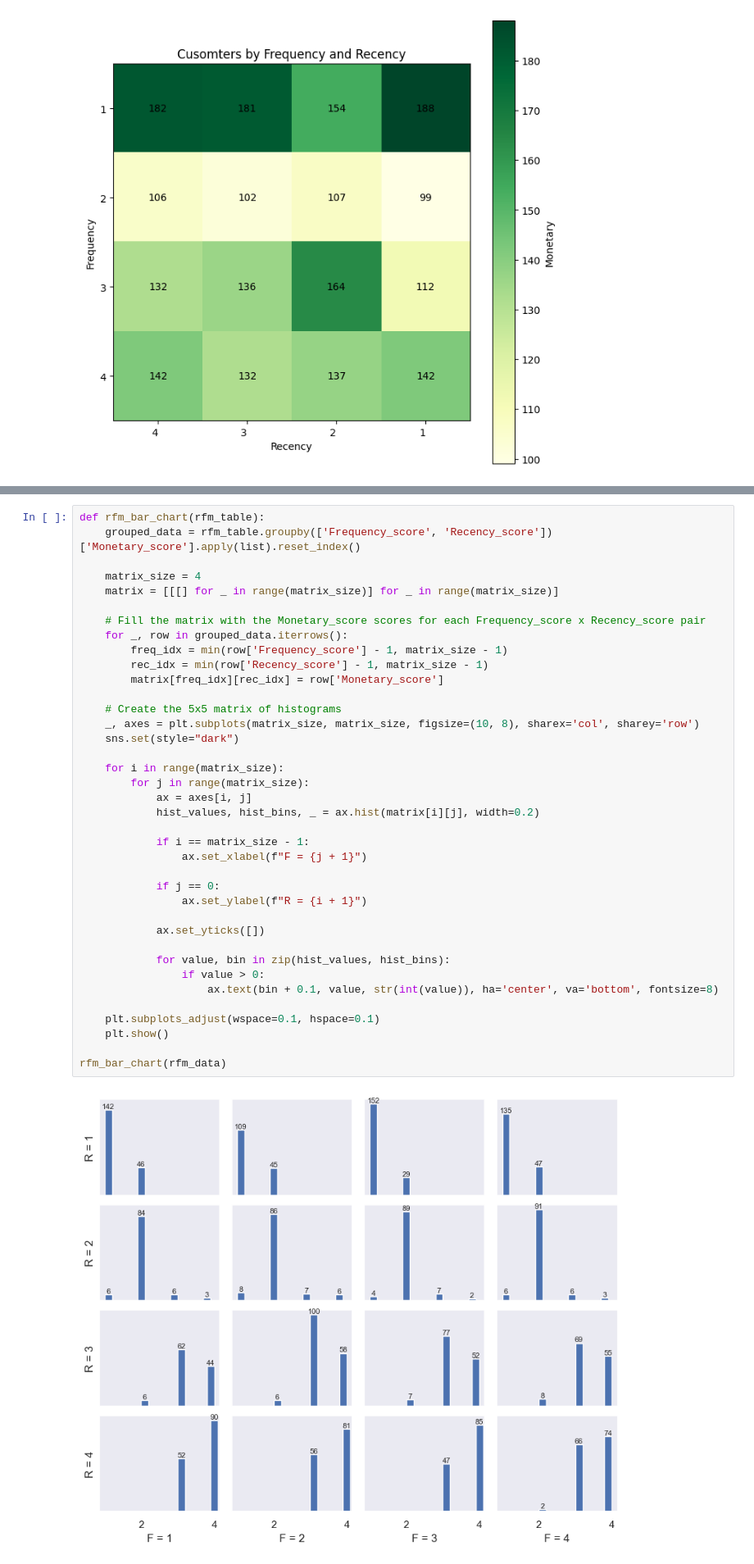
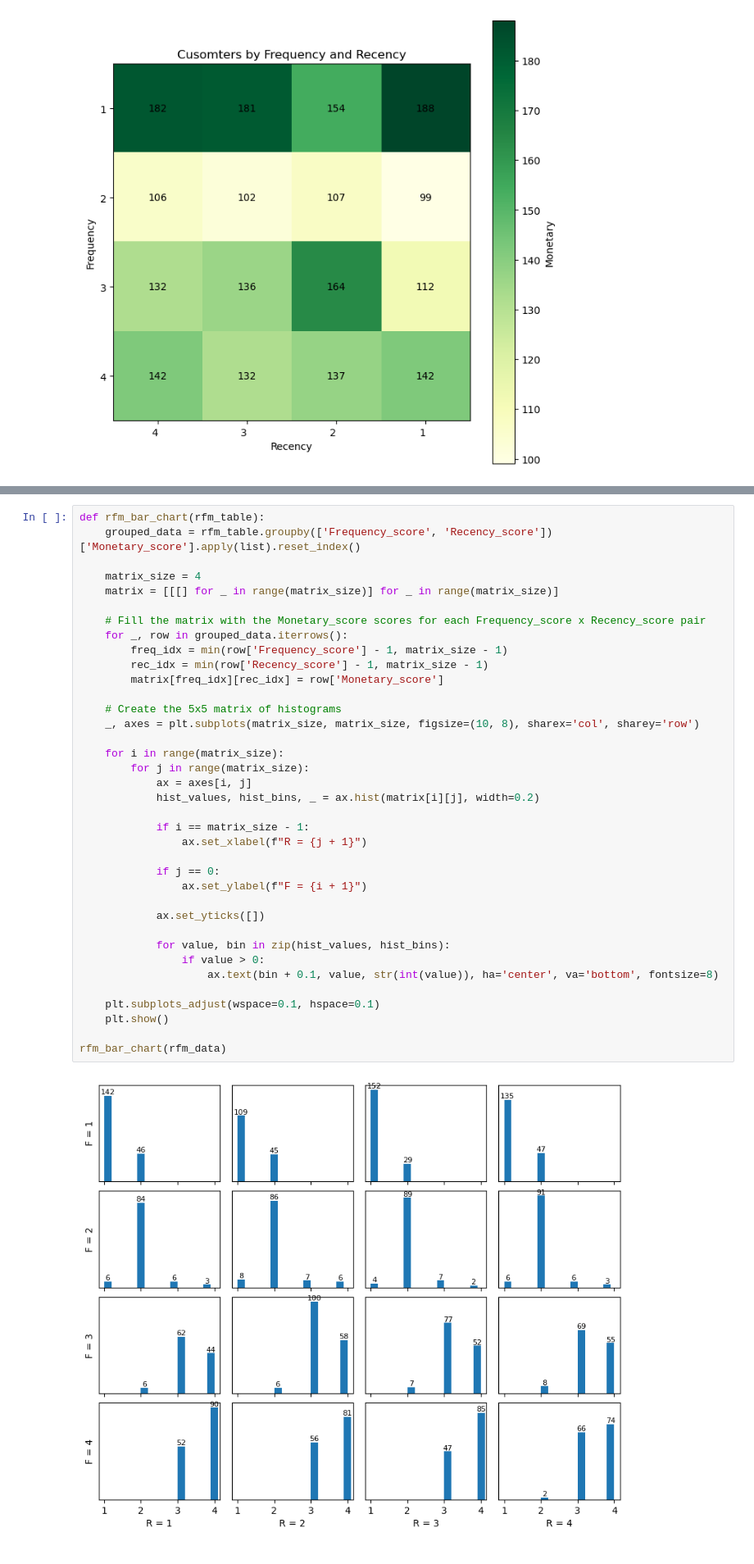
Before and after one commit to nqtquoctrung94/RFM_Customer_Personality_Analysis, a Jupyter notebook: clean_data.ipynb, the cells around one changed output, grey strips where cells are left out. Shown: that part at 82% size. Cells and saved outputs as stored; diff of their text form.

```diff
--- a/clean_data.ipynb
+++ b/clean_data.ipynb
@@ -570,34 +543,33 @@ def rfm_bar_chart(rfm_table):
 
     # Fill the matrix with the Monetary_score scores for each Frequency_score x Recency_score pair
     for _, row in grouped_data.iterrows():
         freq_idx = min(row['Frequency_score'] - 1, matrix_size - 1)
         rec_idx = min(row['Recency_score'] - 1, matrix_size - 1)
         matrix[freq_idx][rec_idx] = row['Monetary_score']
 
     # Create the 5x5 matrix of histograms
     _, axes = plt.subplots(matrix_size, matrix_size, figsize=(10, 8), sharex='col', sharey='row')
-    sns.set(style="dark")
 
     for i in range(matrix_size):
         for j in range(matrix_size):
             ax = axes[i, j]
             hist_values, hist_bins, _ = ax.hist(matrix[i][j], width=0.2)
 
             if i == matrix_size - 1:
-                ax.set_xlabel(f"F = {j + 1}")
+                ax.set_xlabel(f"R = {j + 1}")
 
             if j == 0:
-                ax.set_ylabel(f"R = {i + 1}")
+                ax.set_ylabel(f"F = {i + 1}")
 
             ax.set_yticks([])
 
             for value, bin in zip(hist_values, hist_bins):
                 if value > 0:
                     ax.text(bin + 0.1, value, str(int(value)), ha='center', va='bottom', fontsize=8)
 
     plt.subplots_adjust(wspace=0.1, hspace=0.1)
     plt.show()
 
 rfm_bar_chart(rfm_data)
 # %% [output]
-[figure, old version]
+[figure, new version]
```
Also changed, not shown: parts of 20 cells of this notebook, 1 other file.
